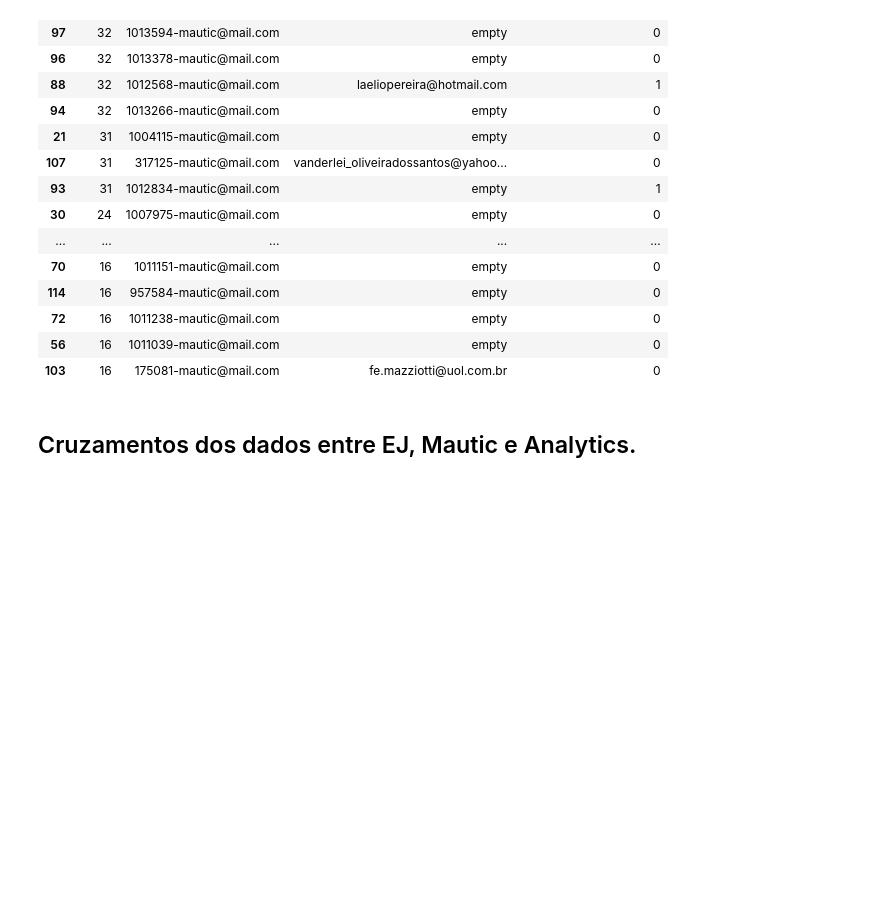
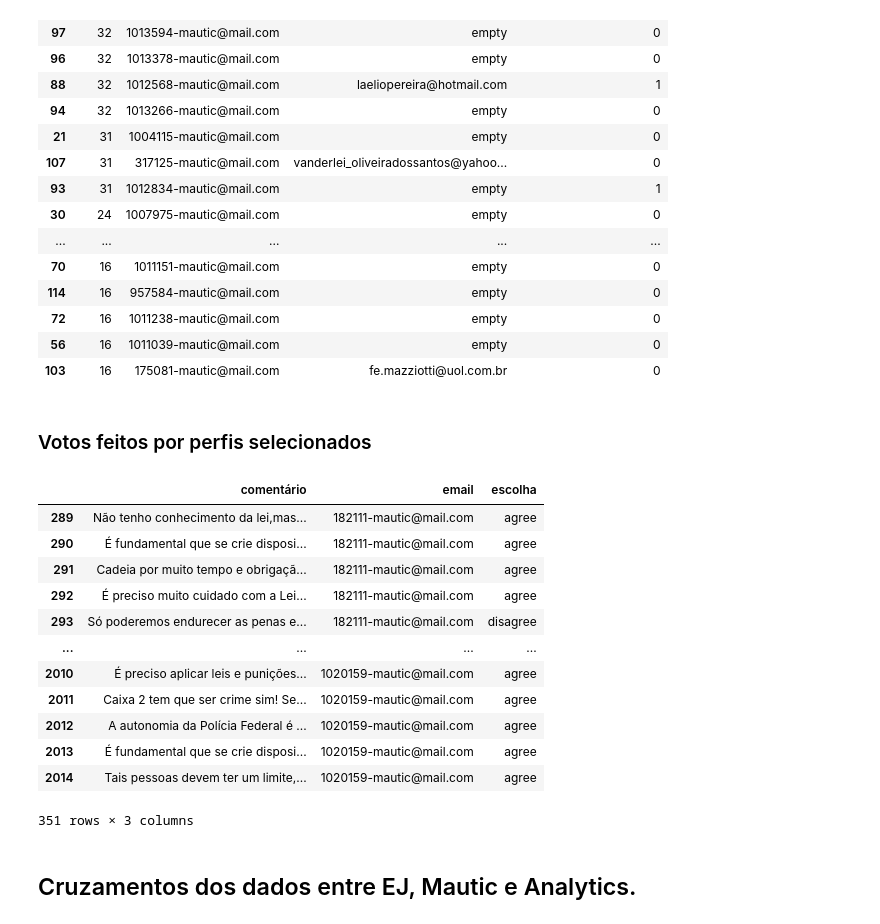
Before and after one commit to cidadedemocratica/airflow, a Jupyter notebook: src/jupyter/osf.ipynb, the cells around one changed output. Drawn from its saved outputs; the diff is of its cells as text; code cells hidden in the pictures; blank space fills up the shorter version.

```diff
--- a/src/ej/osf.ipynb
+++ b/src/jupyter/osf.ipynb
@@ -234,6 +242,41 @@ top_50_with_mautic_mail
 | 72 | 16 | 1011238-mautic@mail.com | empty | 0 |
 | 56 | 16 | 1011039-mautic@mail.com | empty | 0 |
 | 103 | 16 | 175081-mautic@mail.com | fe.mazziotti@uol.com.br | 0 |
+# %% [markdown]
+### Votos feitos por perfis selecionados
+# %%
+contacts= [
+    '1012568-mautic@mail.com',
+    '1020159-mautic@mail.com',
+    '317125-mautic@mail.com',
+    '1012476-mautic@mail.com',
+    '999994-mautic@mail.com',
+    'josianne.meyer1611@gmail.com',
+    '182111-mautic@mail.com',
+    '18184-mautic@mail.com',
+    'moisesantoniocouto@gmail.com',
+    '477184-mautic@mail.com',
+    '232863-mautic@mail.com',
+    'rsdelfinorepresentacoes@gmail.com',
+    '896089-mautic@mail.com',
+    '175081-mautic@mail.com'
+]
+
+pd.DataFrame(votes_df[votes_df['email'].map(lambda x : x in contacts)], columns=['comentário', 'email', 'escolha'])
+# %% [output]
+|  | comentário | email | escolha |
+| 289 | Não tenho conhecimento da lei,mas... | 182111-mautic@mail.com | agree |
+| 290 | É fundamental que se crie disposi... | 182111-mautic@mail.com | agree |
+| 291 | Cadeia por muito tempo e obrigaçã... | 182111-mautic@mail.com | agree |
+| 292 | É preciso muito cuidado com a Lei... | 182111-mautic@mail.com | agree |
+| 293 | Só poderemos endurecer as penas e... | 182111-mautic@mail.com | disagree |
+| ... | ... | ... | ... |
+| 2010 | É preciso aplicar leis e punições... | 1020159-mautic@mail.com | agree |
+| 2011 | Caixa 2 tem que ser crime sim! Se... | 1020159-mautic@mail.com | agree |
+| 2012 | A autonomia da Polícia Federal é ... | 1020159-mautic@mail.com | agree |
+| 2013 | É fundamental que se crie disposi... | 1020159-mautic@mail.com | agree |
+| 2014 | Tais pessoas devem ter um limite,... | 1020159-mautic@mail.com | agree |
+351 rows × 3 columns
 # %% [markdown]
 ## Cruzamentos dos dados entre EJ, Mautic e Analytics.
 # %%
```
Also changed, not shown: parts of 13 cells of this notebook, 17 other files.
